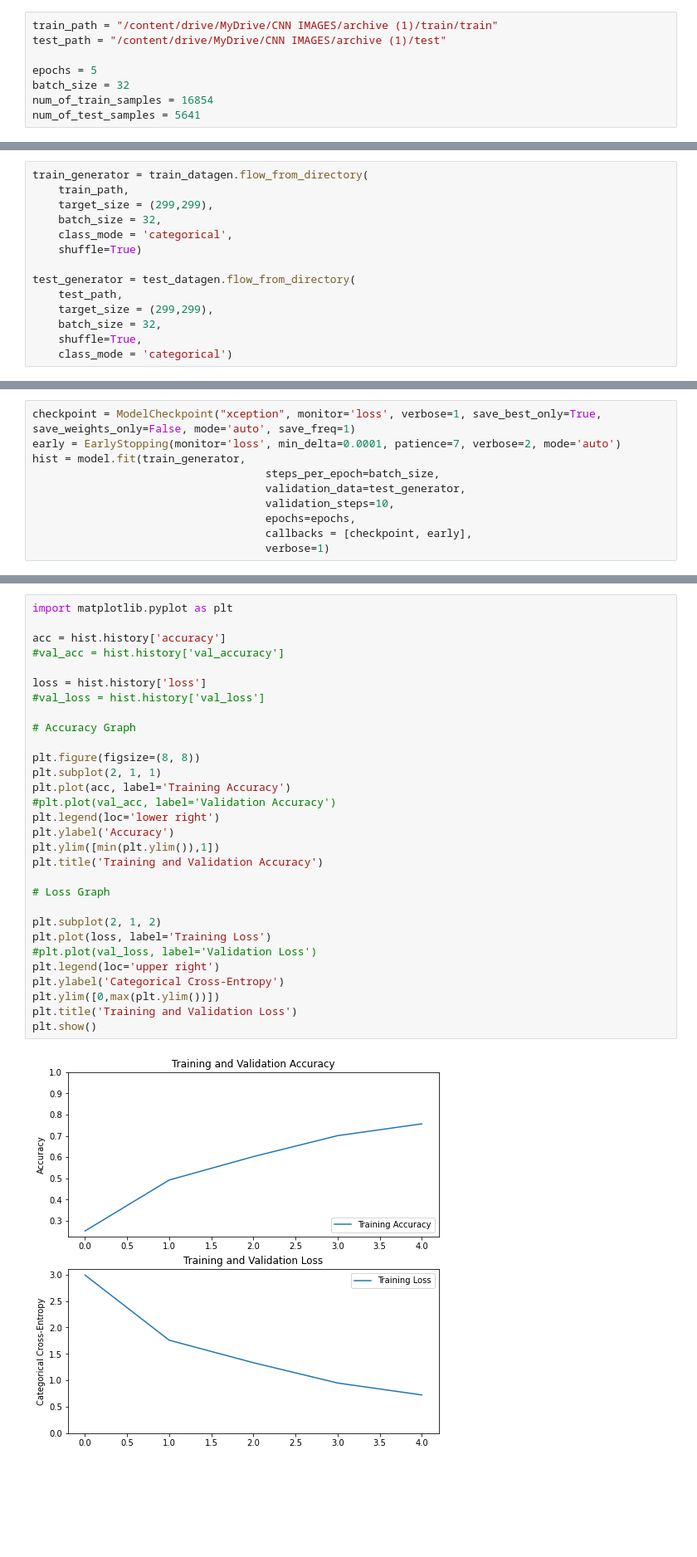
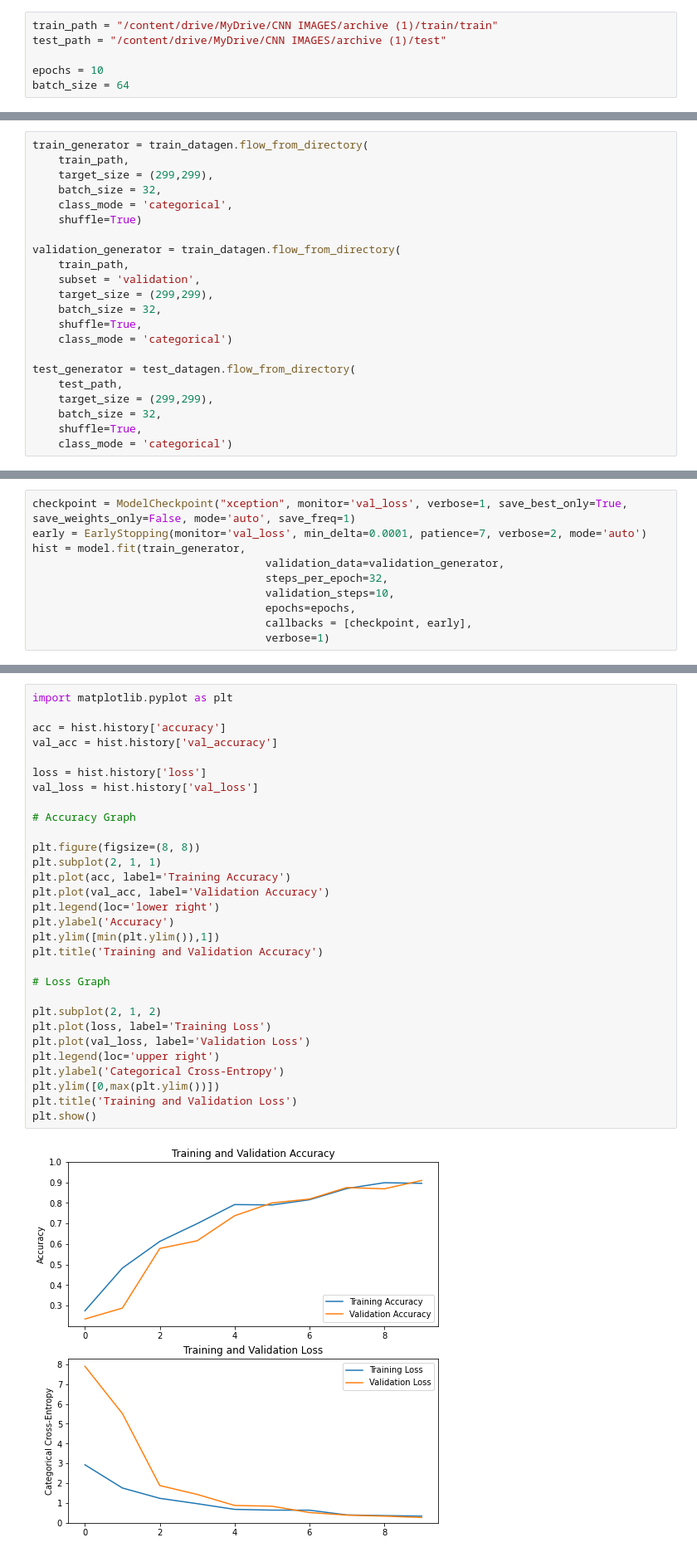
Before and after one commit to mary-ts/Neural-Computing, a Jupyter notebook: CS4287_Assign2_19248547_19256434_19232845.ipynb, the cells around one changed output, grey strips where cells are left out. Shown at 83% size. Drawn from its saved outputs; the diff is of its cells as text; blank space fills up the shorter version.

```diff
--- a/CS4287_Assign2_19248547_19256434_19232845.ipynb
+++ b/CS4287_Assign2_19248547_19256434_19232845.ipynb
@@ -23,7 +31,5 @@ from keras.callbacks import ModelCheckpoint, EarlyStopping
 train_path = "/content/drive/MyDrive/CNN IMAGES/archive (1)/train/train"
 test_path = "/content/drive/MyDrive/CNN IMAGES/archive (1)/test"
 
-epochs = 5
-batch_size = 32
-num_of_train_samples = 16854
-num_of_test_samples = 5641
+epochs = 10
+batch_size = 64
@@ -74,6 +88,14 @@ train_generator = train_datagen.flow_from_directory(
     class_mode = 'categorical',
     shuffle=True)
 
+validation_generator = train_datagen.flow_from_directory(
+    train_path,
+    subset = 'validation',
+    target_size = (299,299),
+    batch_size = 32,
+    shuffle=True,
+    class_mode = 'categorical')
+
 test_generator = test_datagen.flow_from_directory(
     test_path,
     target_size = (299,299),
@@ -122,11 +145,11 @@ Trainable params: 212,916,769
 Non-trainable params: 17,694,760
 _________________________________________________________________
 # %%
-checkpoint = ModelCheckpoint("xception", monitor='loss', verbose=1, save_best_only=True, save_weights_only=False, mode='auto', save_freq=1)
-early = EarlyStopping(monitor='loss', min_delta=0.0001, patience=7, verbose=2, mode='auto')
+checkpoint = ModelCheckpoint("xception", monitor='val_loss', verbose=1, save_best_only=True, save_weights_only=False, mode='auto', save_freq=1)
+early = EarlyStopping(monitor='val_loss', min_delta=0.0001, patience=7, verbose=2, mode='auto')
 hist = model.fit(train_generator,
-                                    steps_per_epoch=batch_size,
-                                    validation_data=test_generator,
+                                    validation_data=validation_generator,
+                                    steps_per_epoch=32,
                                     validation_steps=10,
                                     epochs=epochs,
                                     callbacks = [checkpoint, early],
@@ -166,32 +176,32 @@ WARNING:absl:Found untraced functions such as _jit_compiled_convolution_op, _jit
 # %%
 import matplotlib.pyplot as plt
 
 acc = hist.history['accuracy']
-#val_acc = hist.history['val_accuracy']
+val_acc = hist.history['val_accuracy']
 
 loss = hist.history['loss']
-#val_loss = hist.history['val_loss']
+val_loss = hist.history['val_loss']
 
 # Accuracy Graph
 
 plt.figure(figsize=(8, 8))
 plt.subplot(2, 1, 1)
 plt.plot(acc, label='Training Accuracy')
-#plt.plot(val_acc, label='Validation Accuracy')
+plt.plot(val_acc, label='Validation Accuracy')
 plt.legend(loc='lower right')
 plt.ylabel('Accuracy')
 plt.ylim([min(plt.ylim()),1])
 plt.title('Training and Validation Accuracy')
 
 # Loss Graph
 
 plt.subplot(2, 1, 2)
 plt.plot(loss, label='Training Loss')
-#plt.plot(val_loss, label='Validation Loss')
+plt.plot(val_loss, label='Validation Loss')
 plt.legend(loc='upper right')
 plt.ylabel('Categorical Cross-Entropy')
 plt.ylim([0,max(plt.ylim())])
 plt.title('Training and Validation Loss')
 plt.show()
 # %% [output]
-[figure, old version]
+[figure, new version]
```
Also changed, not shown: parts of 14 cells of this notebook.
